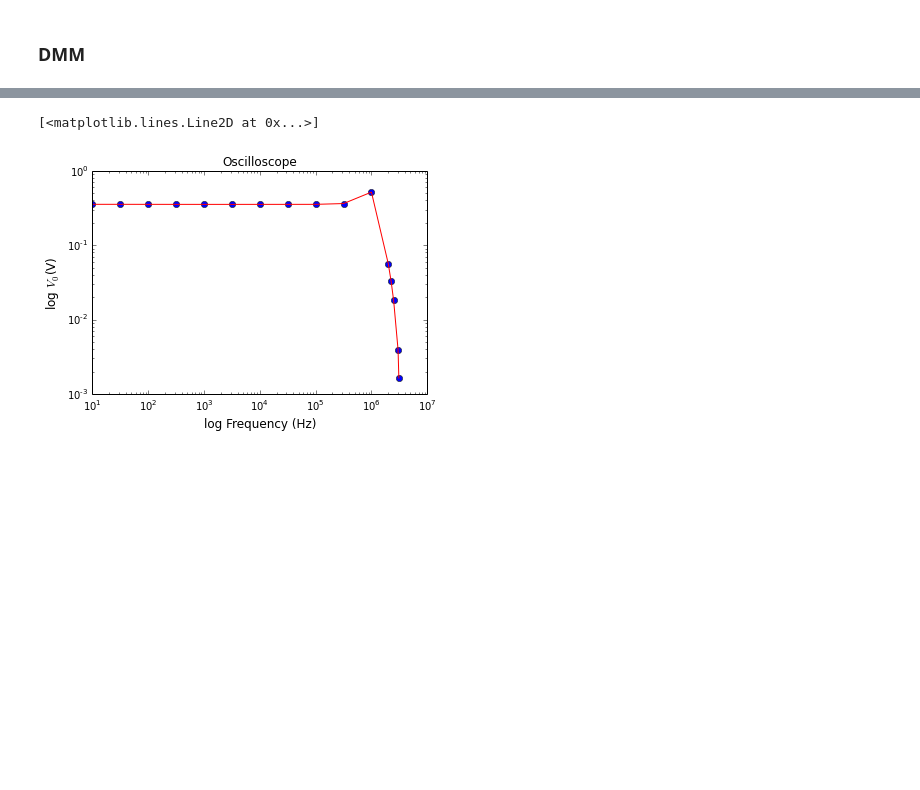
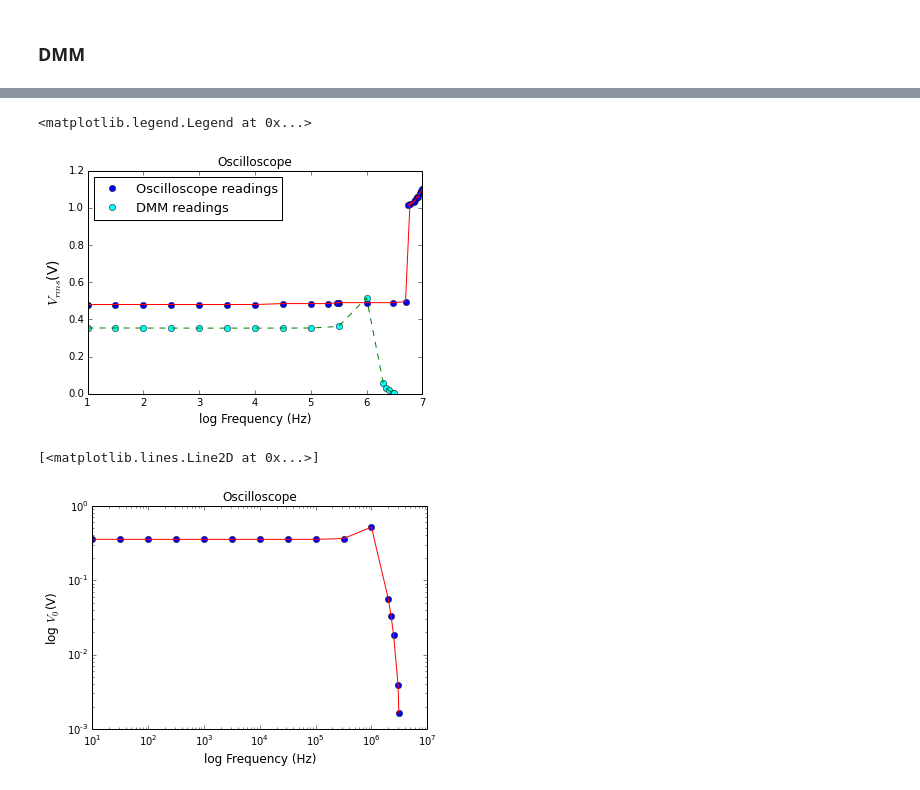
Before and after one commit to dorisjlee/111BSClab, a Jupyter notebook: lab1/Plots for lab 1.ipynb, the cells around one changed output, grey strips where cells are left out. Cells and saved outputs as stored; diff of their text form; code cells hidden in the pictures; blank space fills up the shorter version.

```diff
--- a/lab1/Plots for lab 1.ipynb
+++ b/lab1/Plots for lab 1.ipynb
@@ -46,3 +50,16 @@ plt.plot(f2,v2,'r-')
+# %%
+plt.title("Oscilloscope",fontsize=12)
+plt.xlabel("log Frequency (Hz)",fontsize=12)
+plt.ylabel("$V_{rms}$(V)",fontsize=14)
+plt.plot(log10(f1),v1,'o',label="Oscilloscope readings")
+plt.plot(log10(f1),v1,'r-' )
+plt.plot(log10(f2),v2,'o',color="cyan",label = "DMM readings")
+plt.plot(log10(f2),v2,'--',color="green")
+from matplotlib.legend_handler import HandlerLine2D
+plt.legend(loc='upper left',prop={'size':13},numpoints=1)
+# %% [output]
+<matplotlib.legend.Legend at 0x...>
+[figure, added]
 # %%
 plt.title("Oscilloscope",fontsize=12)
 plt.xlabel("log Frequency (Hz)",fontsize=12)
```
Also changed, not shown: parts of 28 cells of this notebook, 49 other files.
